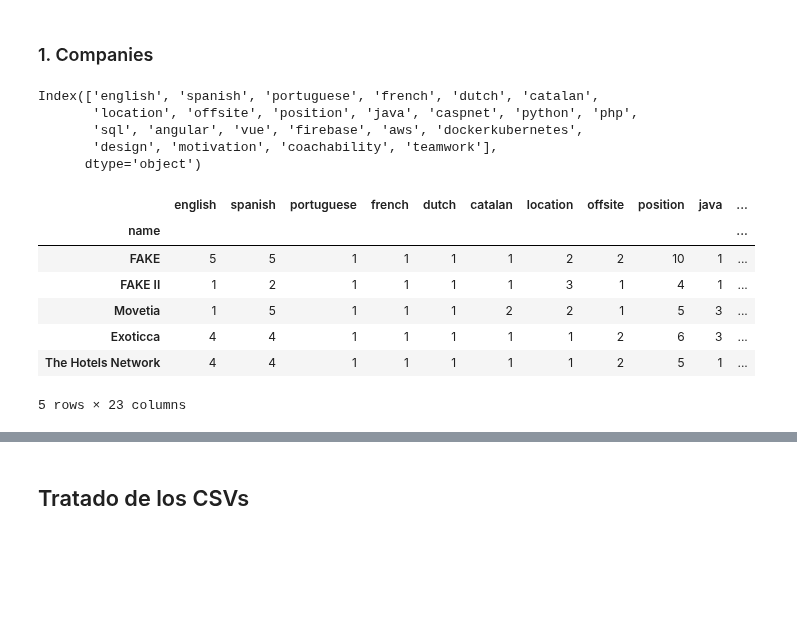
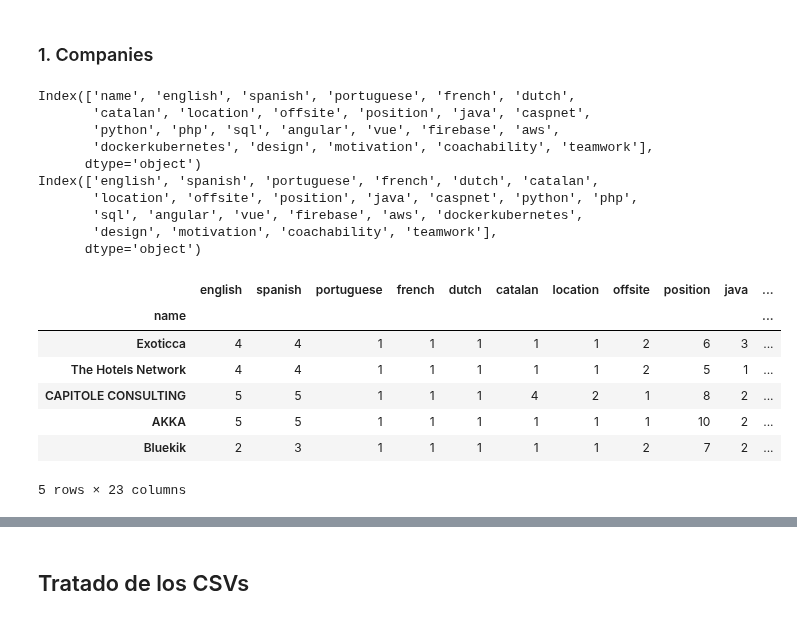
Before and after one commit to albertogcmr/hiring-week-IH-tinder-matching, a Jupyter notebook: matching.ipynb, the cells around one changed output, grey strips where cells are left out. Drawn from its saved outputs; the diff is of its cells as text; code cells hidden in the pictures; blank space fills up the shorter version.

```diff
--- a/matching.ipynb
+++ b/matching.ipynb
@@ -165,28 +172,36 @@ def translate_csv(path, dic):
 
     return df
 # %%
-COMPANIES_ENCUESTAS_CSV = './encuestas/Web - Ironhack Matchmaking Company Form (Responses) - Form Responses 1.csv'
+# COMPANIES_ENCUESTAS_CSV = './encuestas/Web - Ironhack Matchmaking Company Form (Responses) - Form Responses 1.csv'
+
+# BNC web
+COMPANIES_ENCUESTAS_CSV = './encuestas/Web - Ironhack Matchmaking Company Form (Responses) - 11APRWEB.csv'
 
 companies_enc = translate_csv(path=COMPANIES_ENCUESTAS_CSV, dic=DIC_COMPANIES)
 display(companies_enc.head(5))
 # display(companies_enc.dtypes)
 COMPANIES_CLEAN_CSV = './encuestas/companies.csv'
 companies_enc.to_csv(COMPANIES_CLEAN_CSV, index=True)
 
 # companies_enc.columns
 # %% [output]
+Index(['name', 'english', 'spanish', 'portuguese', 'french', 'dutch',
+       'catalan', 'location', 'offsite', 'position', 'java', 'caspnet',
+       'python', 'php', 'sql', 'angular', 'vue', 'firebase', 'aws',
+       'dockerkubernetes', 'design', 'motivation', 'coachability', 'teamwork'],
+      dtype='object')
 Index(['english', 'spanish', 'portuguese', 'french', 'dutch', 'catalan',
        'location', 'offsite', 'position', 'java', 'caspnet', 'python', 'php',
        'sql', 'angular', 'vue', 'firebase', 'aws', 'dockerkubernetes',
        'design', 'motivation', 'coachability', 'teamwork'],
       dtype='object')
 |  | english | spanish | portuguese | french | dutch | catalan | location | offsite | position | java | ... |
 | name |  |  |  |  |  |  |  |  |  |  | ... |
-| FAKE | 5 | 5 | 1 | 1 | 1 | 1 | 2 | 2 | 10 | 1 | ... |
-| FAKE II | 1 | 2 | 1 | 1 | 1 | 1 | 3 | 1 | 4 | 1 | ... |
-| Movetia | 1 | 5 | 1 | 1 | 1 | 2 | 2 | 1 | 5 | 3 | ... |
 | Exoticca | 4 | 4 | 1 | 1 | 1 | 1 | 1 | 2 | 6 | 3 | ... |
 | The Hotels Network | 4 | 4 | 1 | 1 | 1 | 1 | 1 | 2 | 5 | 1 | ... |
+| CAPITOLE CONSULTING | 5 | 5 | 1 | 1 | 1 | 4 | 2 | 1 | 8 | 2 | ... |
+| AKKA | 5 | 5 | 1 | 1 | 1 | 1 | 1 | 1 | 10 | 2 | ... |
+| Bluekik | 2 | 3 | 1 | 1 | 1 | 1 | 1 | 2 | 7 | 2 | ... |
 5 rows × 23 columns
 # %%
 # list(companies_enc.loc['Company ALL MAX']), list(companies_enc.loc['Company ALL MIN'])
```
Also changed, not shown: parts of 13 cells of this notebook, 7 other files.
